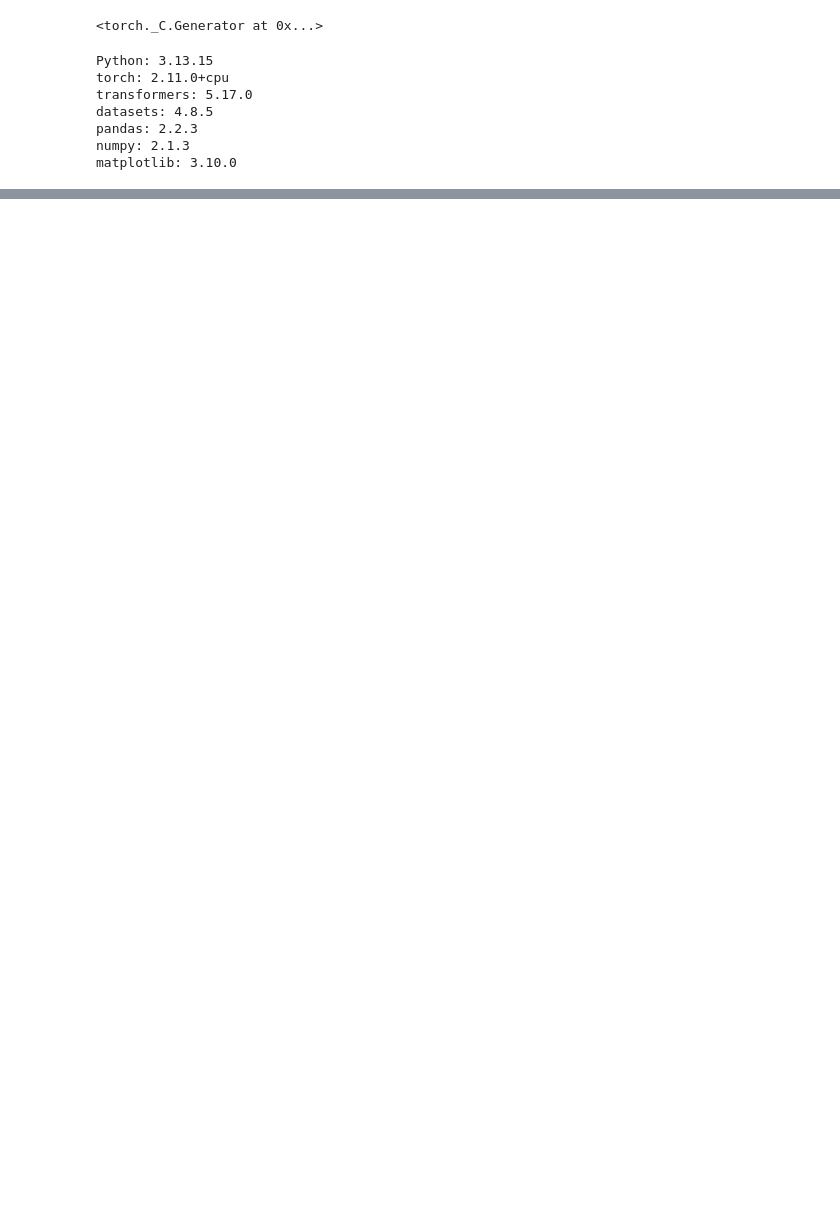
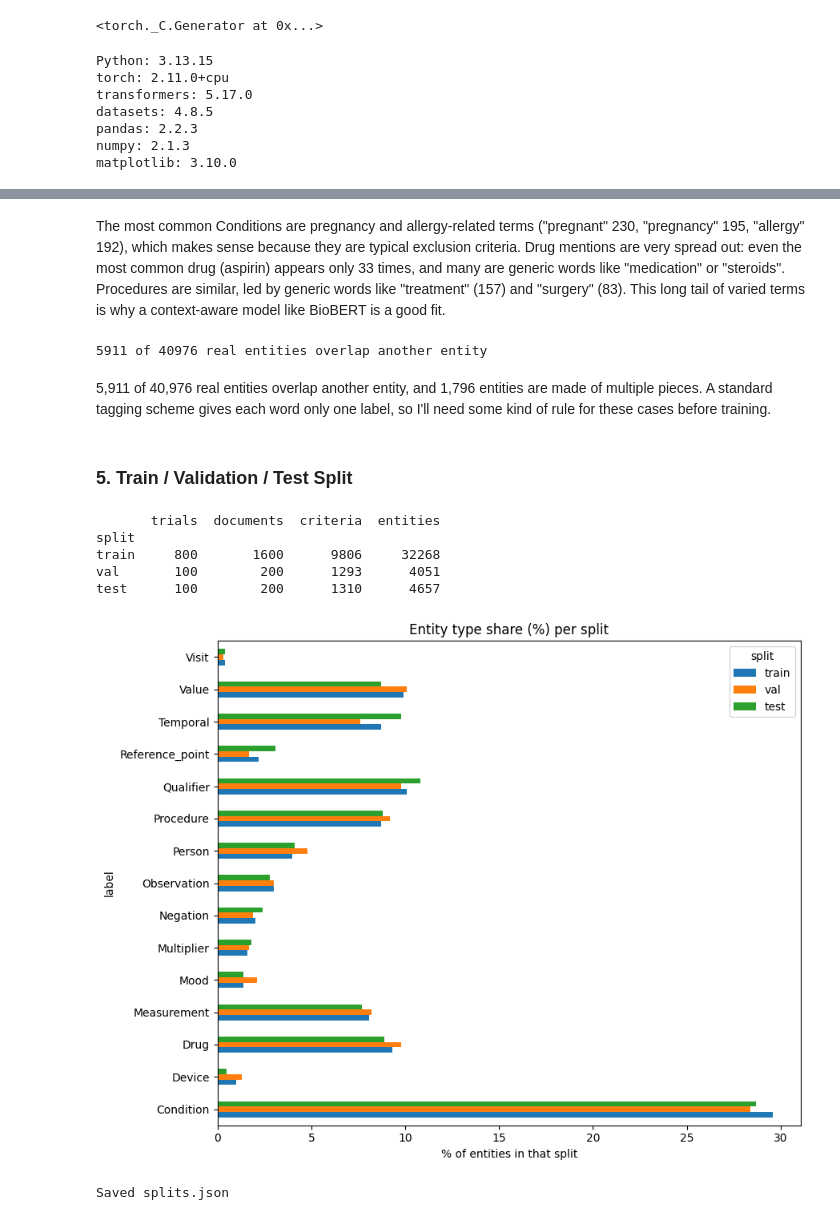
Before and after one commit to Jowwaannn/clinical-trial-ner, a Jupyter notebook: notebooks/01_eda_preprocessing.ipynb, the cells around one changed output, grey strips where cells are left out. Drawn from its saved outputs; the diff is of its cells as text; code cells hidden in the pictures; blank space fills up the shorter version.

```diff
--- a/notebooks/01_eda_preprocessing.ipynb
+++ b/notebooks/01_eda_preprocessing.ipynb
@@ -62,0 +495,75 @@ matplotlib: 3.10.0
+# %% [markdown]
+The most common Conditions are pregnancy and allergy-related terms ("pregnant" 230, "pregnancy" 195, "allergy" 192), which makes sense because they are typical exclusion criteria. Drug mentions are very spread out: even the most common drug (aspirin) appears only 33 times, and many are generic words like "medication" or "steroids". Procedures are similar, led by generic words like "treatment" (157) and "surgery" (83). This long tail of varied terms is why a context-aware model like BioBERT is a good fit.
+# %%
+# Overlap
+
+def overlap(a, b):
+    return any(s1 < e2 and s2 < e1 for s1, e1 in a["spans"] for s2, e2 in b["spans"])
+
+n_over = n_tot = 0
+for d in docs:
+    es = [e for e in d["entities"] if e["label"] in REAL_LABELS]
+    n_tot += len(es)
+    n_over += sum(any(overlap(a, b) for j, b in enumerate(es) if j != i)
+                  for i, a in enumerate(es))
+print(f"{n_over} of {n_tot} real entities overlap another entity")
+# %% [output]
+5911 of 40976 real entities overlap another entity
+# %% [markdown]
+5,911 of 40,976 real entities overlap another entity, and 1,796 entities are made of multiple pieces. A standard tagging scheme gives each word only one label, so I'll need some kind of rule for these cases before training.
+# %% [markdown]
+### **5. Train / Validation / Test Split**
+# %%
+
+# Train / validation / test split (by trial)
+import json
+
+trials = sorted(doc_df.trial.unique())
+random.Random(SEED).shuffle(trials)
+
+n = len(trials)
+n_train, n_val = int(0.8 * n), int(0.1 * n)
+split_trials = {
+    "train": trials[:n_train],
+    "val":   trials[n_train:n_train + n_val],
+    "test":  trials[n_train + n_val:],
+}
+
+# Safety checks
+sets = {k: set(v) for k, v in split_trials.items()}
+assert not (sets["train"] & sets["val"])
+assert not (sets["train"] & sets["test"])
+assert not (sets["val"] & sets["test"])
+assert sum(len(v) for v in sets.values()) == n
+
+trial_to_split = {t: s for s, ts in split_trials.items() for t in ts}
+doc_df["split"] = doc_df.trial.map(trial_to_split)
+ents_real["split"] = ents_real.trial.map(trial_to_split)
+
+summary = pd.DataFrame({
+    "trials":    doc_df.groupby("split").trial.nunique(),
+    "documents": doc_df.groupby("split").size(),
+    "criteria":  doc_df.groupby("split").n_criteria.sum(),
+    "entities":  ents_real.groupby("split").size(),
+}).loc[["train", "val", "test"]]
+print(summary)
+
+# Share of each entity type inside each split (%)
+pct = (pd.crosstab(ents_real.label, ents_real.split, normalize="columns") * 100).round(1)
+pct[["train", "val", "test"]].plot(kind="barh", figsize=(9, 7),
+                                   title="Entity type share (%) per split")
+plt.xlabel("% of entities in that split"); plt.tight_layout(); plt.show()
+
+# Saving split for later stages reuse
+PROCESSED = PROJECT_DIR + "/data processed "
+with open(PROCESSED + "/splits.json", "w") as f:
+    json.dump(split_trials, f, indent=2)
+print("Saved splits.json")
+# %% [output]
+       trials  documents  criteria  entities
+split
+train     800       1600      9806     32268
+val       100        200      1293      4051
+test      100        200      1310      4657
+[figure, added]
+Saved splits.json
```
Also changed, not shown: parts of 31 cells of this notebook.
